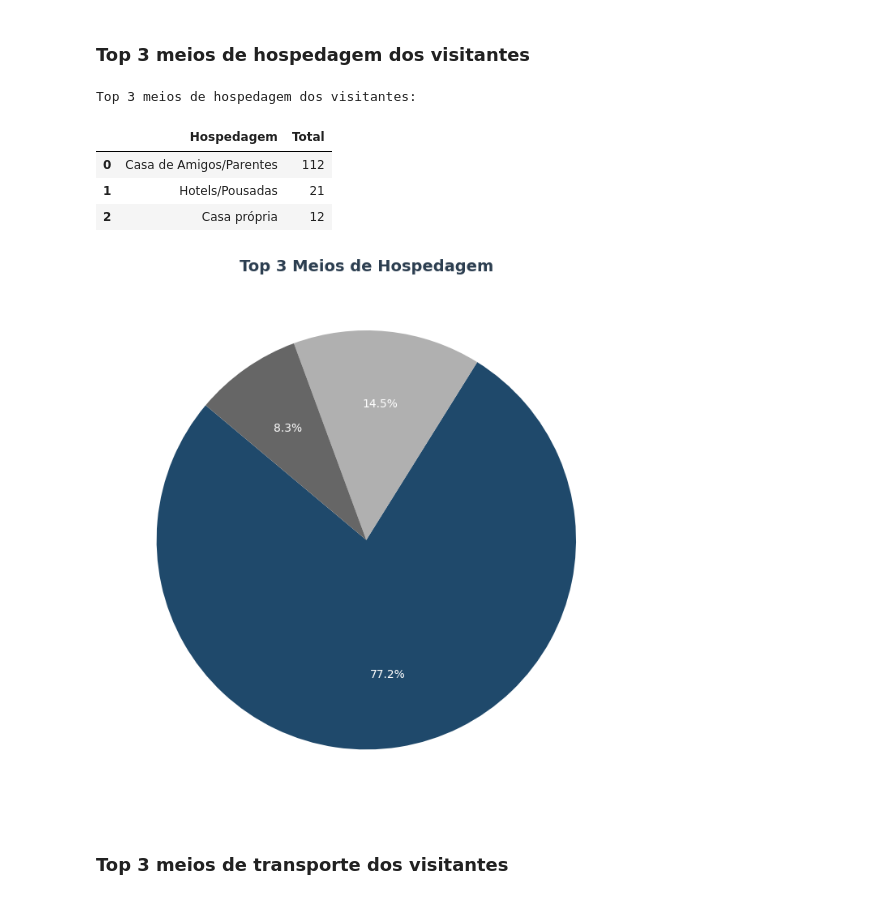
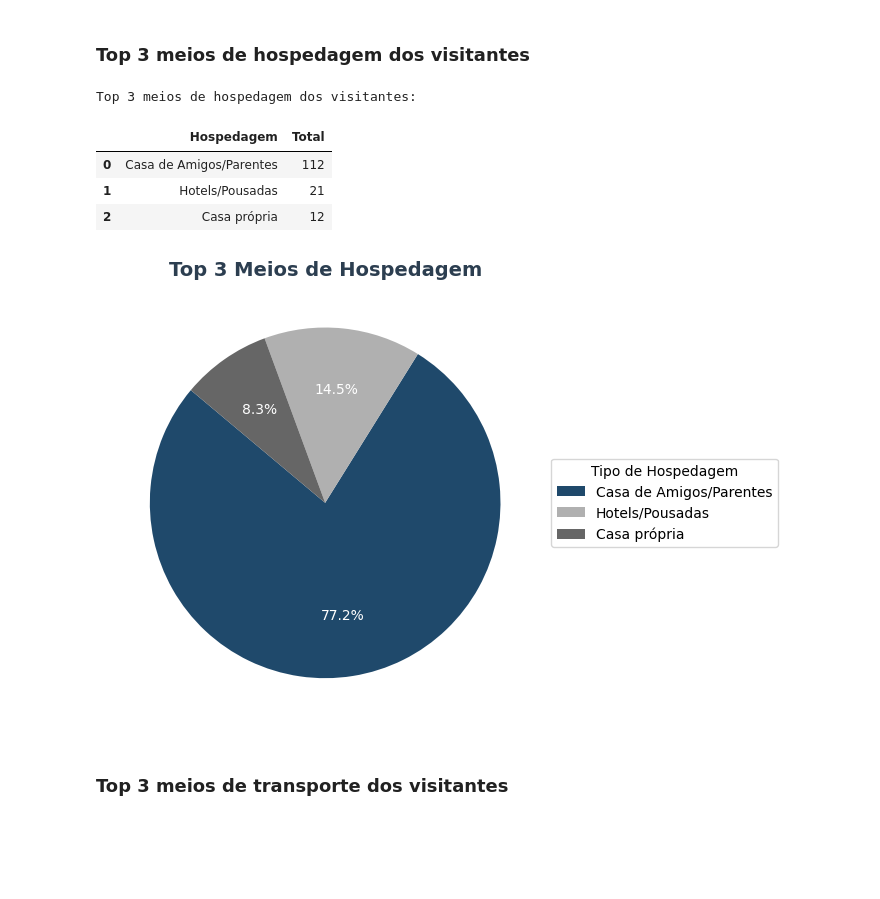
Before and after one commit to larissalvesds/Grupo7_ProjetoFinal, a Jupyter notebook: Notebooks/Visualizações_gastos_e_consumo_projeto_final.ipynb, the cells around one changed output. Saved outputs shown, nothing was run; the diff lists cells and outputs as text; code cells hidden in the pictures; blank space fills up the shorter version.

```diff
--- a/Notebooks/Visualizações_gastos_e_consumo_projeto_final.ipynb
+++ b/Notebooks/Visualizações_gastos_e_consumo_projeto_final.ipynb
@@ -176,41 +185,50 @@ Médias de Gastos dos Moradores:
 # %% [markdown]
 ### Top 3 meios de hospedagem dos visitantes
 # %%
-#Dados
+# Dados
 dados_hosp = {
     "Hospedagem": ["Casa de Amigos/Parentes", "Hotels/Pousadas", "Casa própria"],
     "Total": [112, 21, 12]
 }
 
 df_hosp = pd.DataFrame(dados_hosp)
 
 # Exibir tabela
 print("Top 3 meios de hospedagem dos visitantes:")
 display(df_hosp)
 
 custom_colors = ['#1F496B', '#B0B0B0', '#666666']
 
 plt.figure(figsize=(7,7))
-plt.pie(
+
+wedges, texts, autotexts = plt.pie(
     df_hosp["Total"],
-    labels=df_hosp["Hospedagem"],
     autopct='%1.1f%%',
     startangle=140,
     pctdistance=0.65,
     colors=custom_colors,
     textprops={'color': 'white'}
 )
 
 plt.title("Top 3 Meios de Hospedagem", fontsize=14, fontweight="bold", color="#2c3e50")
+
+plt.legend(
+    wedges,
+    df_hosp["Hospedagem"],
+    title="Tipo de Hospedagem",
+    loc="center left",
+    bbox_to_anchor=(1, 0, 0.5, 1)
+)
+
 plt.tight_layout()
 plt.show()
 # %% [output]
 Top 3 meios de hospedagem dos visitantes:
 |  | Hospedagem | Total |
 | 0 | Casa de Amigos/Parentes | 112 |
 | 1 | Hotels/Pousadas | 21 |
 | 2 | Casa própria | 12 |
-[figure, old version]
+[figure, new version]
 # %% [markdown]
 ### Top 3 meios de transporte dos visitantes
 # %%
```
Also changed, not shown: parts of 2 cells of this notebook.
